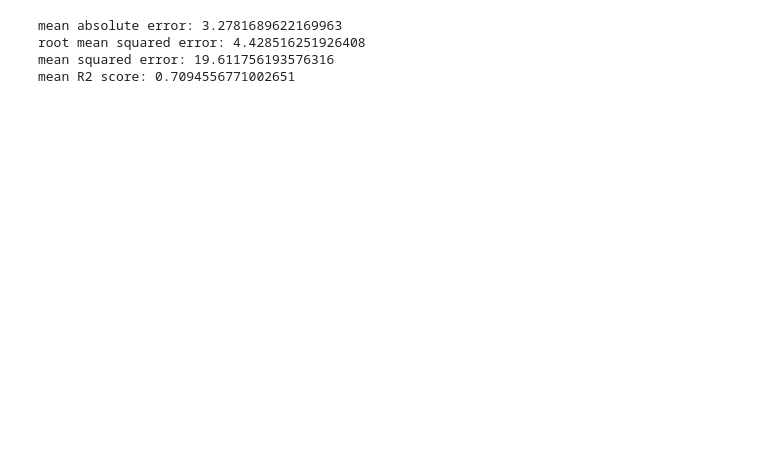
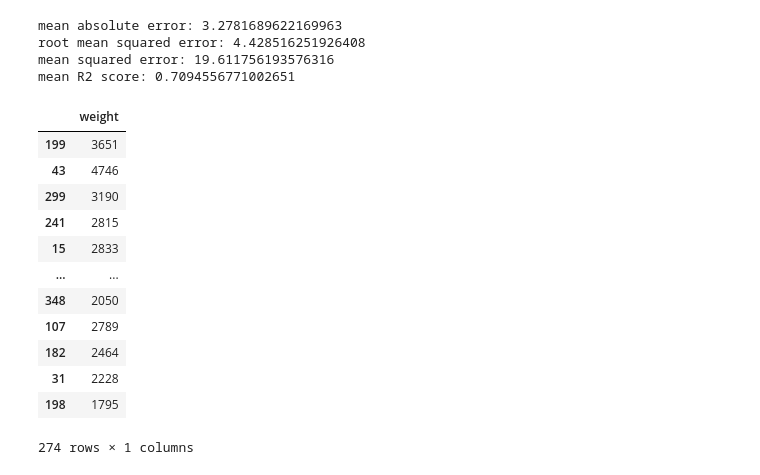
Before and after one commit to harshamalipatil16/cie3, a Jupyter notebook: cie3.ipynb, the cells around one changed output. Saved outputs shown, nothing was run; the diff lists cells and outputs as text; code cells hidden in the pictures; blank space fills up the shorter version.

```diff
--- a/cie3.ipynb
+++ b/cie3.ipynb
@@ -36,3 +36,19 @@ mean absolute error: 3.2781689622169963
 root mean squared error: 4.428516251926408
 mean squared error: 19.611756193576316
 mean R2 score: 0.7094556771002651
+# %%
+x_train
+# %% [output]
+|  | weight |
+| 199 | 3651 |
+| 43 | 4746 |
+| 299 | 3190 |
+| 241 | 2815 |
+| 15 | 2833 |
+| ... | ... |
+| 348 | 2050 |
+| 107 | 2789 |
+| 182 | 2464 |
+| 31 | 2228 |
+| 198 | 1795 |
+274 rows × 1 columns
```
Also changed, not shown: parts of 3 cells of this notebook.
